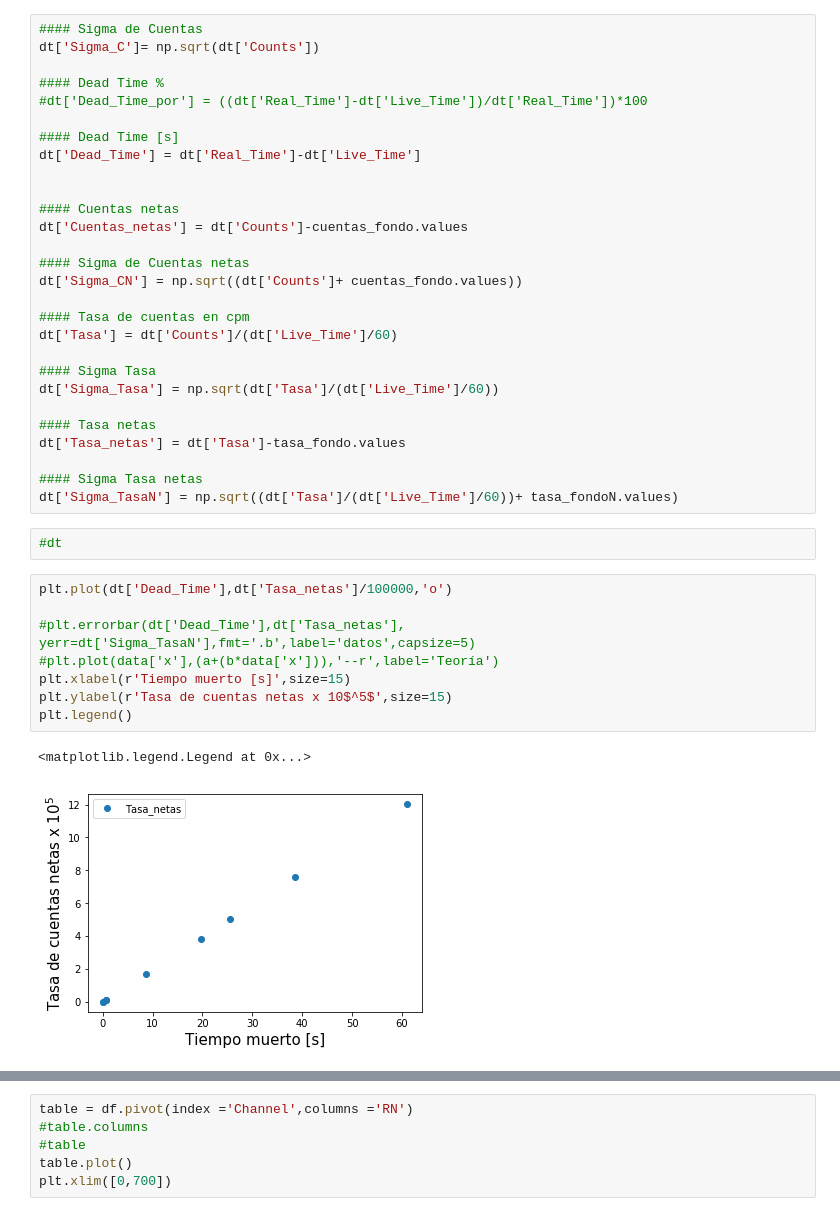
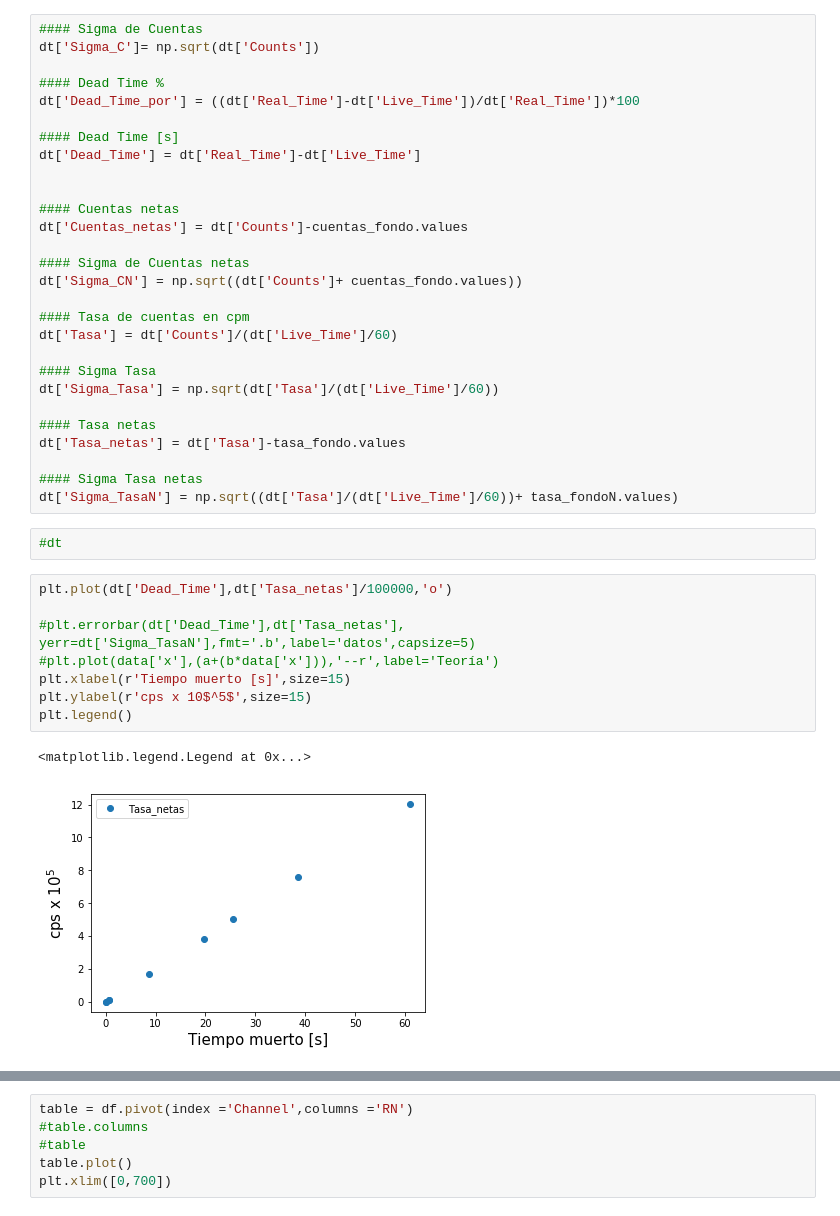
Before and after one commit to andreapy/Well--counter, a Jupyter notebook: Datos-Fondo.ipynb, the cells around one changed output, grey strips where cells are left out. Drawn from its saved outputs; the diff is of its cells as text.

```diff
--- a/Datos-Fondo.ipynb
+++ b/Datos-Fondo.ipynb
@@ -140,7 +153,7 @@ $$ \sigma_{R_s} = \sqrt{\frac{R_g}{t_g}+\frac{R_b}{t_b}}$$
 dt['Sigma_C']= np.sqrt(dt['Counts'])
 
 #### Dead Time %
-#dt['Dead_Time_por'] = ((dt['Real_Time']-dt['Live_Time'])/dt['Real_Time'])*100
+dt['Dead_Time_por'] = ((dt['Real_Time']-dt['Live_Time'])/dt['Real_Time'])*100
 
 #### Dead Time [s]
 dt['Dead_Time'] = dt['Real_Time']-dt['Live_Time']
@@ -168,11 +181,11 @@ dt['Sigma_TasaN'] = np.sqrt((dt['Tasa']/(dt['Live_Time']/60))+ tasa_fondoN.value
 # %%
 plt.plot(dt['Dead_Time'],dt['Tasa_netas']/100000,'o')
 
 #plt.errorbar(dt['Dead_Time'],dt['Tasa_netas'], yerr=dt['Sigma_TasaN'],fmt='.b',label='datos',capsize=5)
 #plt.plot(data['x'],(a+(b*data['x'])),'--r',label='Teoría')
 plt.xlabel(r'Tiempo muerto [s]',size=15)
-plt.ylabel(r'Tasa de cuentas netas x 10$^5$',size=15)
+plt.ylabel(r'cps x 10$^5$',size=15)
 plt.legend()
 # %% [output]
 <matplotlib.legend.Legend at 0x...>
-[figure, old version]
+[figure, new version]
```
Also changed, not shown: parts of 2 cells of this notebook, 3 other files.
